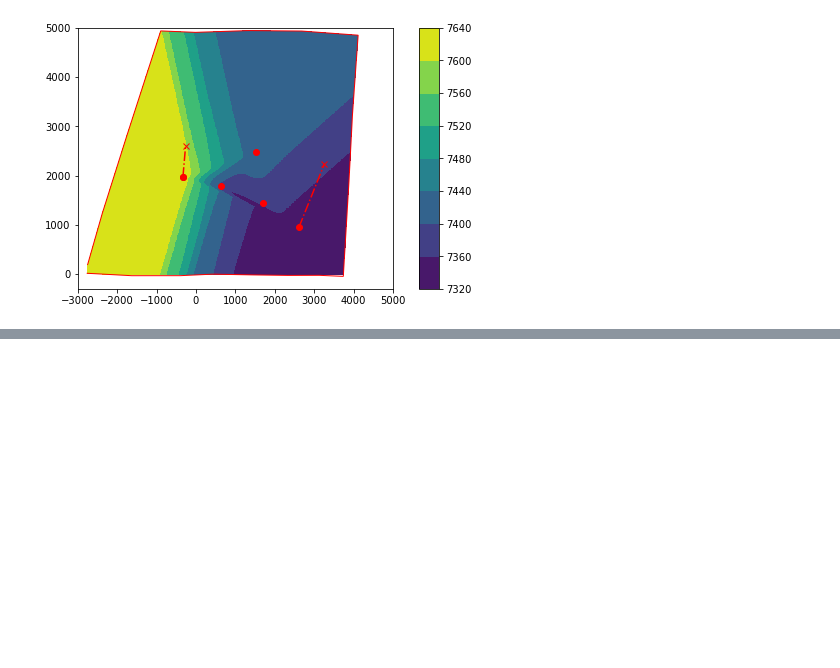
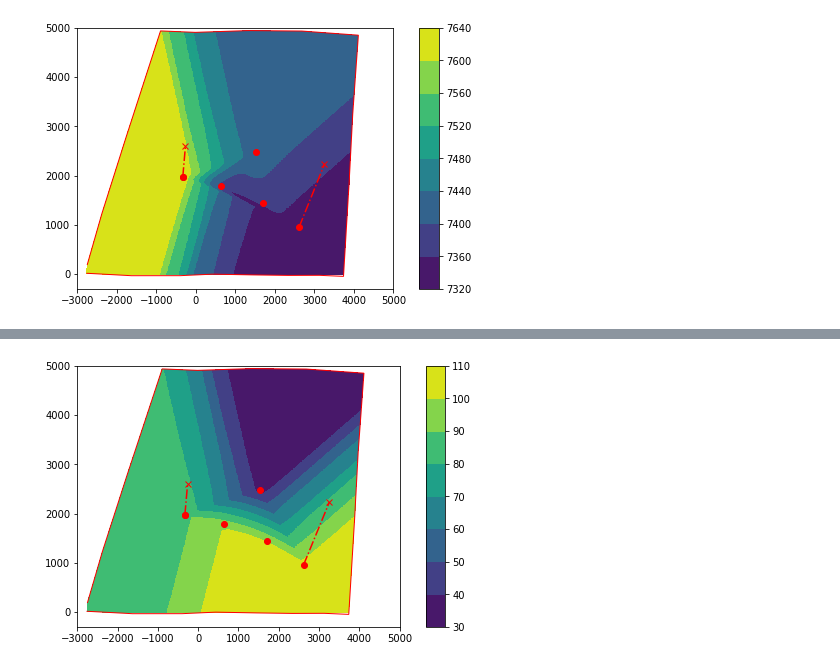
Before and after one commit to AdrianSalinas98/Petroleum-Engineering-Repository, a Jupyter notebook: Calculation of Csh, Total Sandstone Porosity, Sw in Payzone.ipynb, the cells around one changed output, grey strips where cells are left out. Cells and saved outputs as stored; diff of their text form; code cells hidden in the pictures; blank space fills up the shorter version.

```diff
--- a/Calculation of Csh, Total Sandstone Porosity, Sw in Payzone.ipynb
+++ b/Calculation of Csh, Total Sandstone Porosity, Sw in Payzone.ipynb
@@ -388,0 +391,82 @@ print(boundary_points)
+# %%
+from matplotlib.path import Path
+from matplotlib.patches import PathPatch
+from scipy.interpolate import griddata
+
+plat = pd.read_csv('Thicc.csv')
+points = np.array(plat.iloc[0:23,[2,3]].copy()) # x,y
+values = np.array(plat.iloc[0:23,4].copy())     # z
+boundary_points = np.array(plat.iloc[:,[0,1]].copy())
+
+print(values[-1])
+print(points[-1])
+#min and max of x and y points chosen for the boundary, @ z resolution
+Nx = 500
+Ny = 500
+xi = np.linspace(-3000, 5000,Nx)
+yi = np.linspace(0, 5000,Ny)
+X,Y = np.meshgrid(xi,yi)
+
+Z = griddata(points,values,(X,Y),method = 'cubic')
+boolean = ~np.isnan(Z) #does opposite of replacing nan with true(nan are false)
+#choose values based on true index(real values)
+#doing the same as spreadsheetbut with real values (make x_column beside y_column and corresponsding Z_column)
+Z1 = Z[boolean]
+Z1 = Z1.reshape(-1)
+X1 = X[boolean]
+X1 = X1.reshape(-1)
+Y1 = Y[boolean]
+Y1 = Y1.reshape(-1)
+
+points2 = np.column_stack((X1,Y1))
+Z2 = griddata(points2,Z1,(X,Y),method = 'nearest')
+
+#remove negative depth values
+Z2 = np.where(Z2<0,0.0,Z2)
+
+#set boundary as a path object
+path = Path(boundary_points)
+
+#flatten our figure space(X,Y meshgrid), then arange in (N by 2 array for 'contains_points' function)
+XX,YY = X.flatten(), Y.flatten()
+XY = np.vstack((XX,YY)).T
+
+path_boolean = path.contains_points(XY)
+path_boolean = path_boolean.reshape(Ny,Nx)
+
+#make points 'outside' path nan
+outside = path_boolean == False
+Z2[outside] = np.nan
+
+fig,ax = plt.subplots(constrained_layout = True)
+C = ax.contourf(X,Y,Z2)
+cbar = fig.colorbar(C)
+
+#visualize reservoir boundary
+patch = PathPatch(path,facecolor = 'none',edgecolor='r')
+ax.add_patch(patch)
+
+#show wells
+ax.plot(1531.419458,2480.929597,'ro',label = 'I1')
+ax.plot(1702.392344,1448.838004,'ro',label = 'I2')
+ax.plot(635.9383307,1781.909319,'ro',label = 'I3')
+
+ax.plot(2616.05529,957.5985418,'ro',label = 'I4_SH')
+ax.plot(3255.077087,2229.756209,'rx',label = 'I4_BHL')
+I4sh = [2616.05529,3255.077087]
+I4bh = [957.5985418,2229.756209]
+ax.plot(I4sh,I4bh,'r-.')
+
+
+ax.plot(-329.6119086,1975.176578,'ro',label = 'N1')
+ax.plot(-329.6119086,1975.176578,'ro',label = 'NST_SH')
+ax.plot(-263.7958533,2592.891319,'rx',label = 'NST_BHL')
+N1STsh = [-329.6119086,-263.7958533]
+N1STbh = [1975.176578,2592.891319]
+ax.plot(N1STsh,N1STbh,'r-.')
+
+ax.legend = True
+
+
+print(boundary_points)
+# %% [output]
@@ -388,0 +490 @@ print(boundary_points)
+[figure, added]
```
Also changed, not shown: parts of 3 cells of this notebook.
